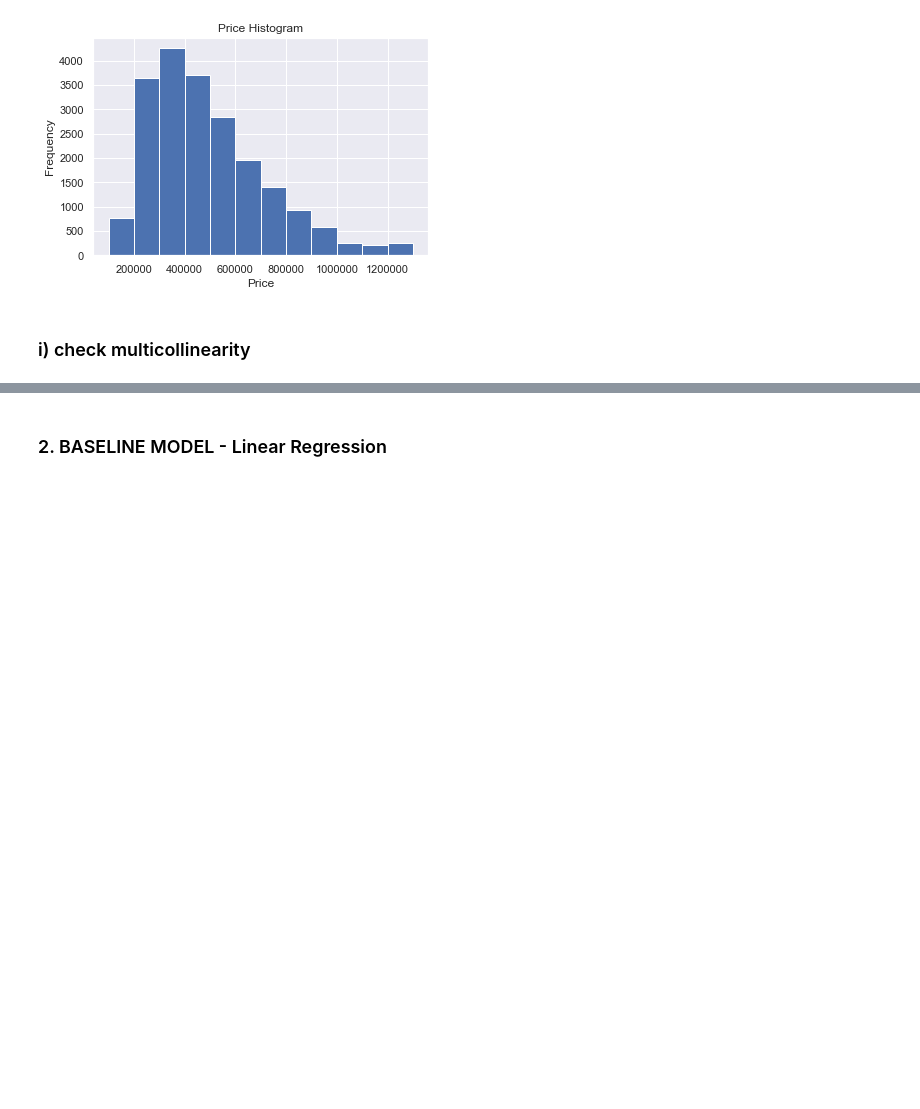
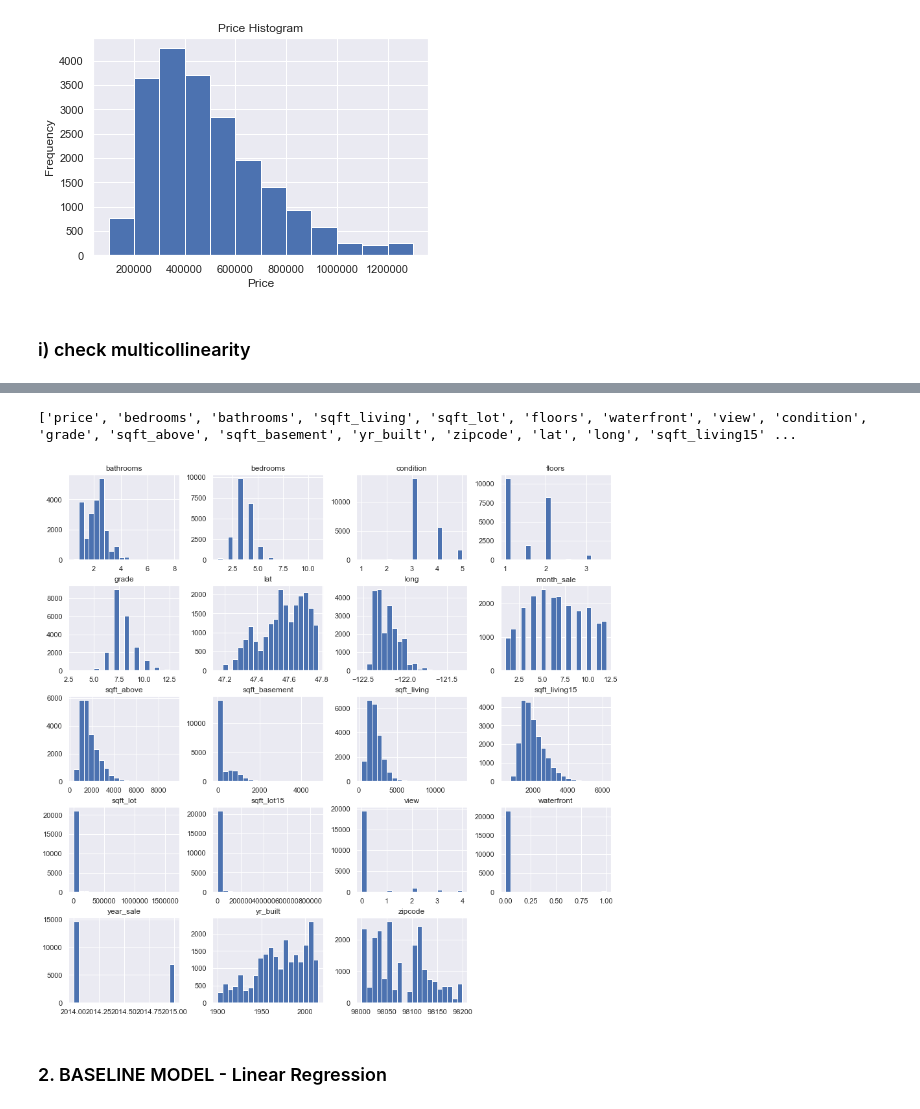
Before and after one commit to geomms/Predicting-Seattle-Housing-Prices, a Jupyter notebook: Project_2_Lin_Regression.ipynb, the cells around one changed output, grey strips where cells are left out. Cells and saved outputs as stored; diff of their text form; code cells hidden in the pictures; blank space fills up the shorter version.

```diff
--- a/Project_2_Lin_Regression.ipynb
+++ b/Project_2_Lin_Regression.ipynb
@@ -361,6 +363,10 @@ sns.heatmap(X.corr().abs(), cmap = "Spectral", annot = True, vmin=0.7)
 ### [sqft_lot] colliniear with [sqft_lot_15]
 
 ###  [yr_sale] with [month_sale]
+# %%
+print(df.columns.tolist())
+# %% [output]
+['price', 'bedrooms', 'bathrooms', 'sqft_living', 'sqft_lot', 'floors', 'waterfront', 'view', 'condition', 'grade', 'sqft_above', 'sqft_basement', 'yr_built', 'zipcode', 'lat', 'long', 'sqft_living15' ...
 # %%
 #All features
 used_cols = [c for c in df.columns.tolist() if c not in ['price']]
@@ -374 +380,6 @@ used_cols_red = ['bedrooms', 'bathrooms', 'sqft_living',
 X_red = df[used_cols_red]
+# %%
+df[used_cols].hist(figsize  = [15, 15],bins=20)
+plt.show()
+# %% [output]
+[figure, added]
```
Also changed, not shown: parts of 111 cells of this notebook.
